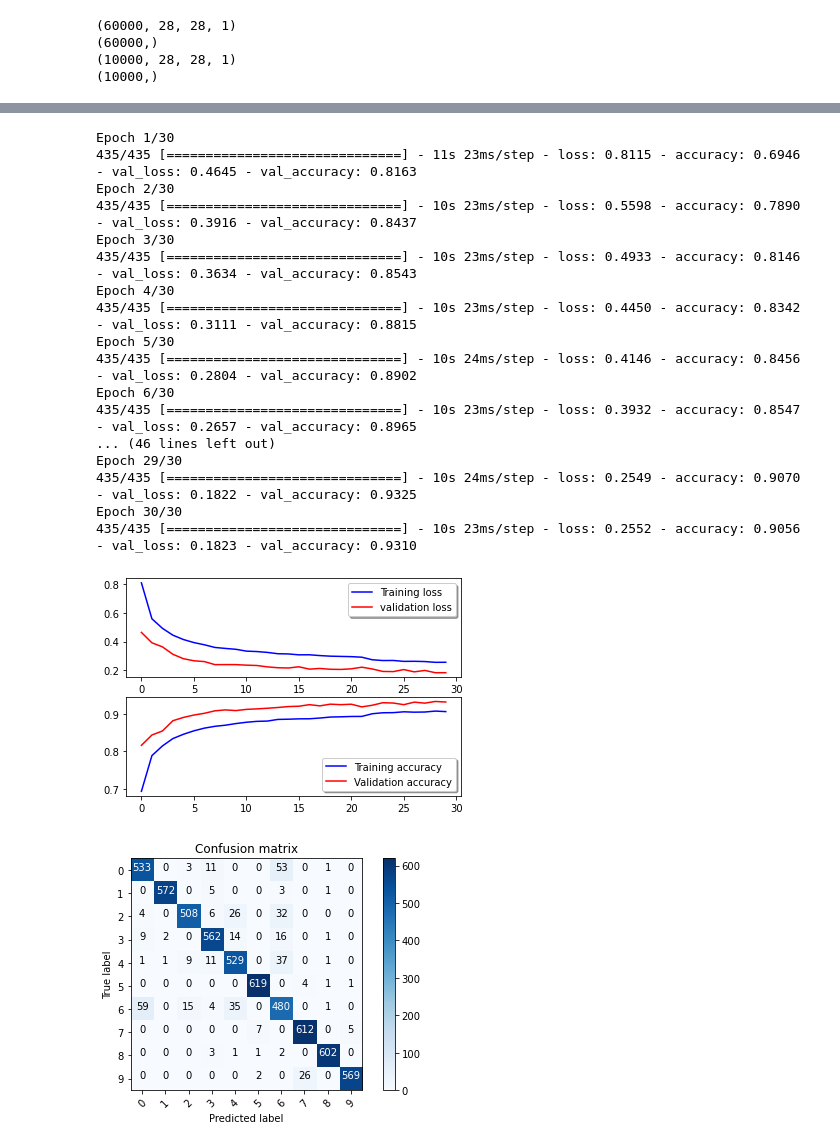
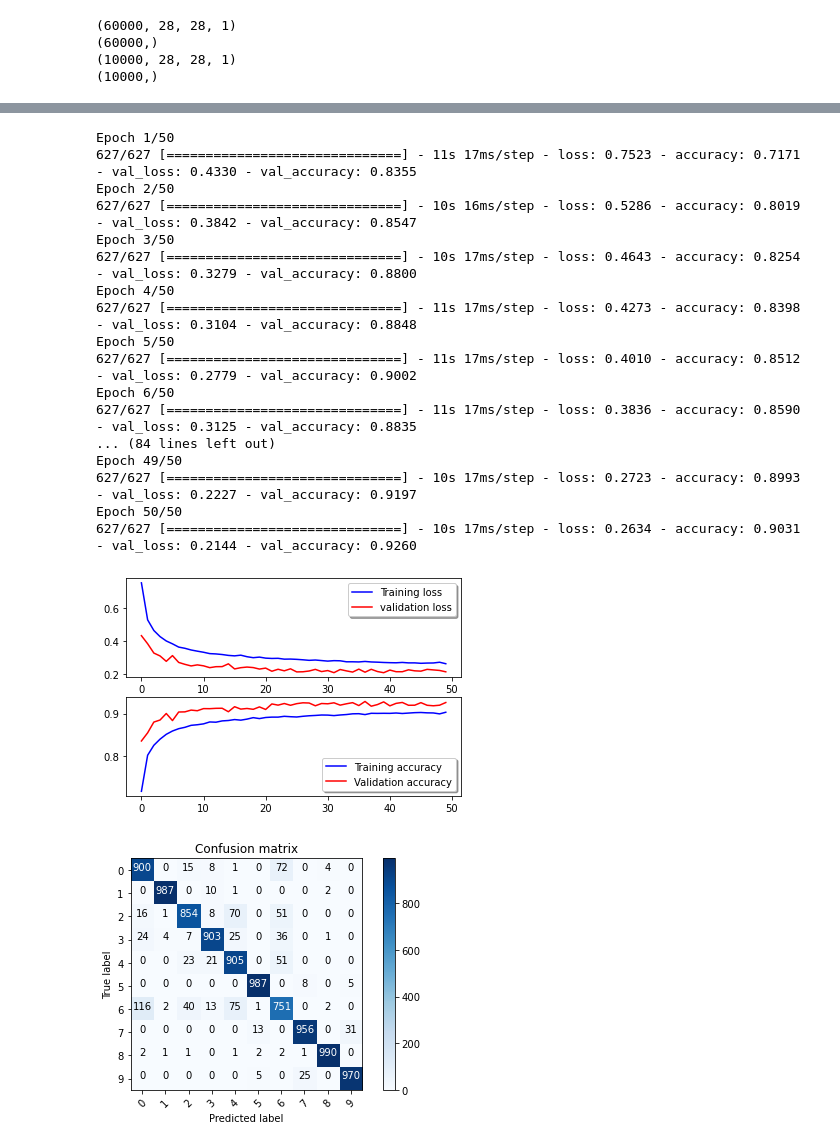
Before and after one commit to clementB94/Clothes_recognizer, a Jupyter notebook: Clothes_recognizer.ipynb, the cells around one changed output, grey strips where cells are left out. Saved outputs shown, nothing was run; the diff lists cells and outputs as text; code cells hidden in the pictures.

```diff
--- a/Clothes_recognizer.ipynb
+++ b/Clothes_recognizer.ipynb
@@ -87,10 +87,10 @@ optimizer = RMSprop(learning_rate=0.01, rho=0.9, epsilon=1e-08, decay=0.0)
 
 model.compile(optimizer = 'adam' , loss = "categorical_crossentropy", metrics=["accuracy"])
 
-learning_rate_reduction = ReduceLROnPlateau(monitor='val_accuracy', patience=3, verbose=1, factor=0.5, min_lr=0.0001)
+learning_rate_reduction = ReduceLROnPlateau(monitor='val_accuracy', patience=3, verbose=1, factor=0.5, min_lr=0.001)
 
-epochs = 30
-batch_size = 124
+epochs = 50
+batch_size = 86
 
 datagen = ImageDataGenerator(
         featurewise_center=False,  # set input mean to 0 over the dataset
@@ -111,23 +111,23 @@ datagen.fit(x_train)
 history = model.fit(datagen.flow(x_train,y_train, batch_size=batch_size), epochs = epochs, validation_data = (x_val,y_val),
                               verbose = 1, steps_per_epoch=x_train.shape[0] // batch_size, callbacks=[learning_rate_reduction])
 # %% [output]
-Epoch 1/30
-435/435 [==============================] - 11s 23ms/step - loss: 0.8115 - accuracy: 0.6946 - val_loss: 0.4645 - val_accuracy: 0.8163
-Epoch 2/30
-435/435 [==============================] - 10s 23ms/step - loss: 0.5598 - accuracy: 0.7890 - val_loss: 0.3916 - val_accuracy: 0.8437
-Epoch 3/30
-435/435 [==============================] - 10s 23ms/step - loss: 0.4933 - accuracy: 0.8146 - val_loss: 0.3634 - val_accuracy: 0.8543
-Epoch 4/30
-435/435 [==============================] - 10s 23ms/step - loss: 0.4450 - accuracy: 0.8342 - val_loss: 0.3111 - val_accuracy: 0.8815
-Epoch 5/30
-435/435 [==============================] - 10s 24ms/step - loss: 0.4146 - accuracy: 0.8456 - val_loss: 0.2804 - val_accuracy: 0.8902
-Epoch 6/30
-435/435 [==============================] - 10s 23ms/step - loss: 0.3932 - accuracy: 0.8547 - val_loss: 0.2657 - val_accuracy: 0.8965
-... (46 lines left out)
-Epoch 29/30
-435/435 [==============================] - 10s 24ms/step - loss: 0.2549 - accuracy: 0.9070 - val_loss: 0.1822 - val_accuracy: 0.9325
-Epoch 30/30
-435/435 [==============================] - 10s 23ms/step - loss: 0.2552 - accuracy: 0.9056 - val_loss: 0.1823 - val_accuracy: 0.9310
+Epoch 1/50
+627/627 [==============================] - 11s 17ms/step - loss: 0.7523 - accuracy: 0.7171 - val_loss: 0.4330 - val_accuracy: 0.8355
+Epoch 2/50
+627/627 [==============================] - 10s 16ms/step - loss: 0.5286 - accuracy: 0.8019 - val_loss: 0.3842 - val_accuracy: 0.8547
+Epoch 3/50
+627/627 [==============================] - 10s 17ms/step - loss: 0.4643 - accuracy: 0.8254 - val_loss: 0.3279 - val_accuracy: 0.8800
+Epoch 4/50
+627/627 [==============================] - 11s 17ms/step - loss: 0.4273 - accuracy: 0.8398 - val_loss: 0.3104 - val_accuracy: 0.8848
+Epoch 5/50
+627/627 [==============================] - 11s 17ms/step - loss: 0.4010 - accuracy: 0.8512 - val_loss: 0.2779 - val_accuracy: 0.9002
+Epoch 6/50
+627/627 [==============================] - 11s 17ms/step - loss: 0.3836 - accuracy: 0.8590 - val_loss: 0.3125 - val_accuracy: 0.8835
+... (84 lines left out)
+Epoch 49/50
+627/627 [==============================] - 10s 17ms/step - loss: 0.2723 - accuracy: 0.8993 - val_loss: 0.2227 - val_accuracy: 0.9197
+Epoch 50/50
+627/627 [==============================] - 10s 17ms/step - loss: 0.2634 - accuracy: 0.9031 - val_loss: 0.2144 - val_accuracy: 0.9260
 # %%
 fig, ax = plt.subplots(2,1)
 ax[0].plot(history.history['loss'], color='b', label="Training loss")
@@ -138,7 +138,7 @@ ax[1].plot(history.history['accuracy'], color='b', label="Training accuracy")
 ax[1].plot(history.history['val_accuracy'], color='r',label="Validation accuracy")
 legend = ax[1].legend(loc='best', shadow=True)
 # %% [output]
-[figure, old version]
+[figure, new version]
 # %%
 def plot_confusion_matrix(cm, classes,
                           normalize=False,
@@ -150,33 +150,33 @@ def plot_confusion_matrix(cm, classes,
     """
     plt.imshow(cm, interpolation='nearest', cmap=cmap)
     plt.title(title)
     plt.colorbar()
     tick_marks = np.arange(len(classes))
     plt.xticks(tick_marks, classes, rotation=45)
     plt.yticks(tick_marks, classes)
 
     if normalize:
         cm = cm.astype('float') / cm.sum(axis=1)[:, np.newaxis]
 
     thresh = cm.max() / 2.
     for i, j in itertools.product(range(cm.shape[0]), range(cm.shape[1])):
         plt.text(j, i, cm[i, j],
                  horizontalalignment="center",
                  color="white" if cm[i, j] > thresh else "black")
 
     plt.tight_layout()
     plt.ylabel('True label')
     plt.xlabel('Predicted label')
 
 # Predict the values from the validation dataset
-Y_pred = model.predict(x_val)
+Y_pred = model.predict(x_test)
 # Convert predictions classes to one hot vectors
 Y_pred_classes = np.argmax(Y_pred,axis = 1)
 # Convert validation observations to one hot vectors
-Y_true = np.argmax(y_val,axis = 1)
+Y_true = np.argmax(y_test,axis = 1)
 # compute the confusion matrix
 confusion_mtx = confusion_matrix(Y_true, Y_pred_classes)
 # plot the confusion matrix
 plot_confusion_matrix(confusion_mtx, classes = range(10))
 # %% [output]
-[figure, old version]
+[figure, new version]
```
Also changed, not shown: parts of 1 cell of this notebook.
